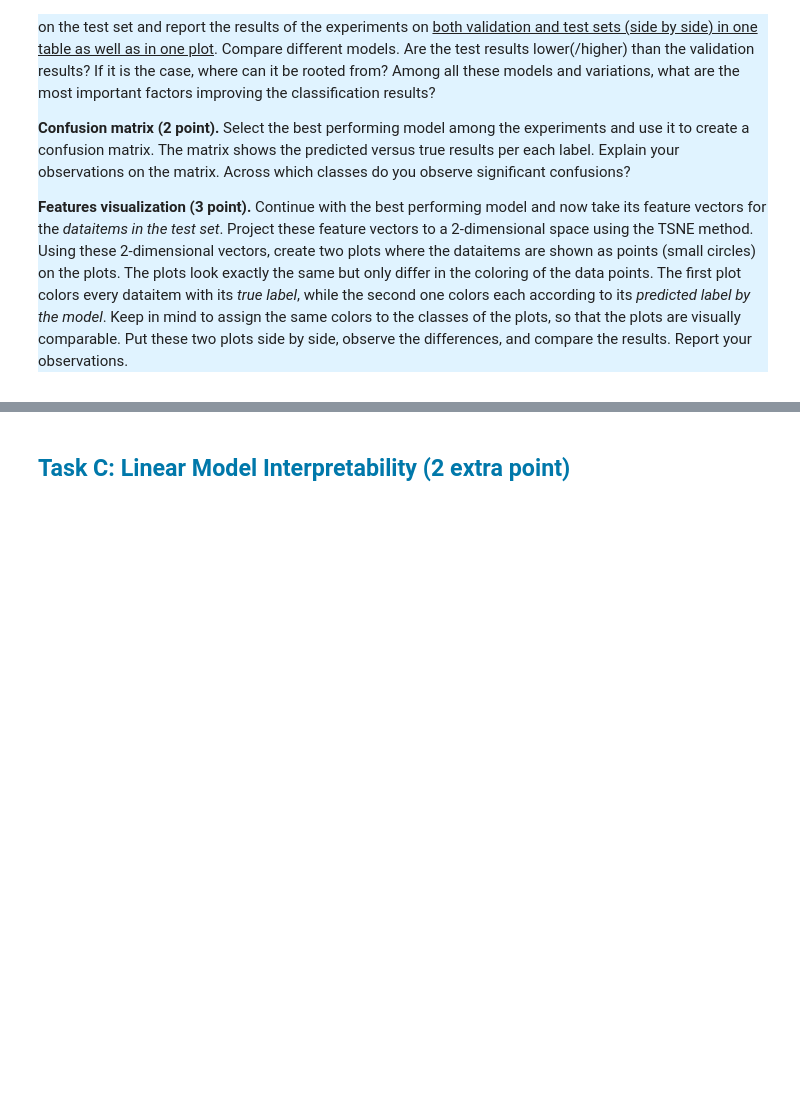
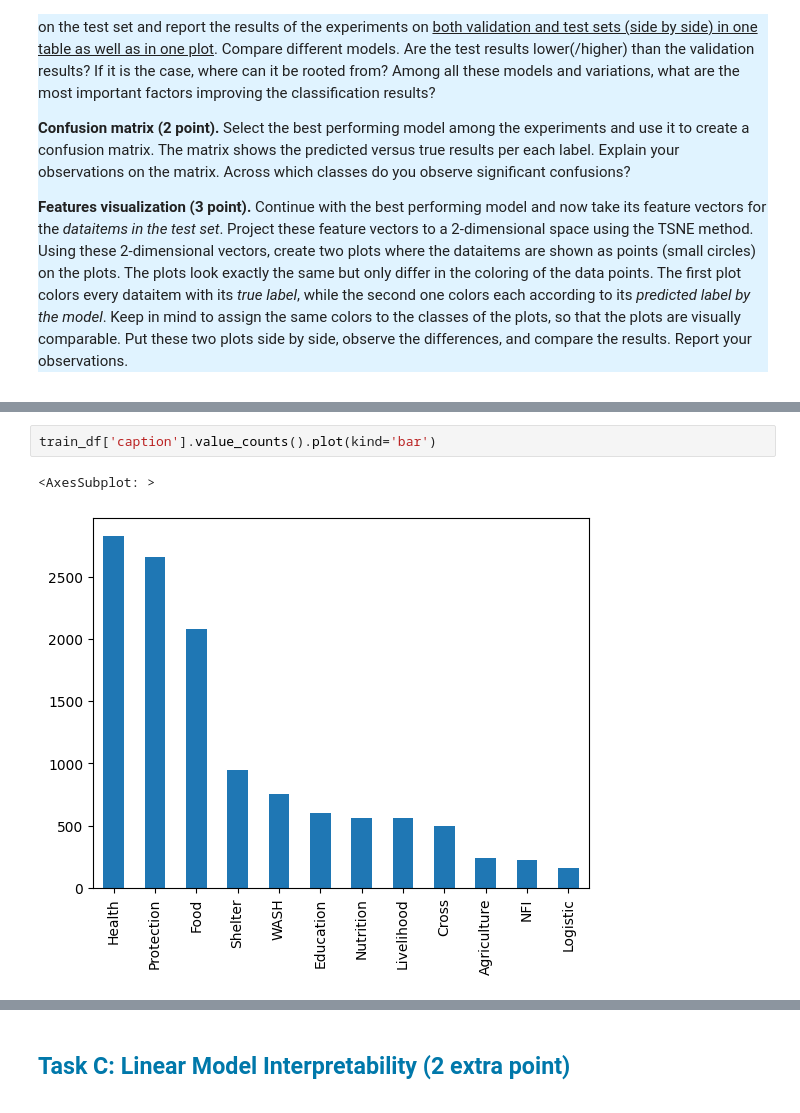
Before and after one commit to markus583/nlp-course-2022w, a Jupyter notebook: Assignment1.ipynb, the cells around one changed output, grey strips where cells are left out. Drawn from its saved outputs; the diff is of its cells as text; blank space fills up the shorter version.

```diff
--- a/Assignment1.ipynb
+++ b/Assignment1.ipynb
@@ -571,0 +732,5 @@ To evaluate the models, use <ins>accuracy</ins> as the metric throughout the tas
+# %%
+train_df['caption'].value_counts().plot(kind='bar')
+# %% [output]
+<AxesSubplot: >
+[figure, added]
```
Also changed, not shown: parts of 53 cells of this notebook, 14 other files.
